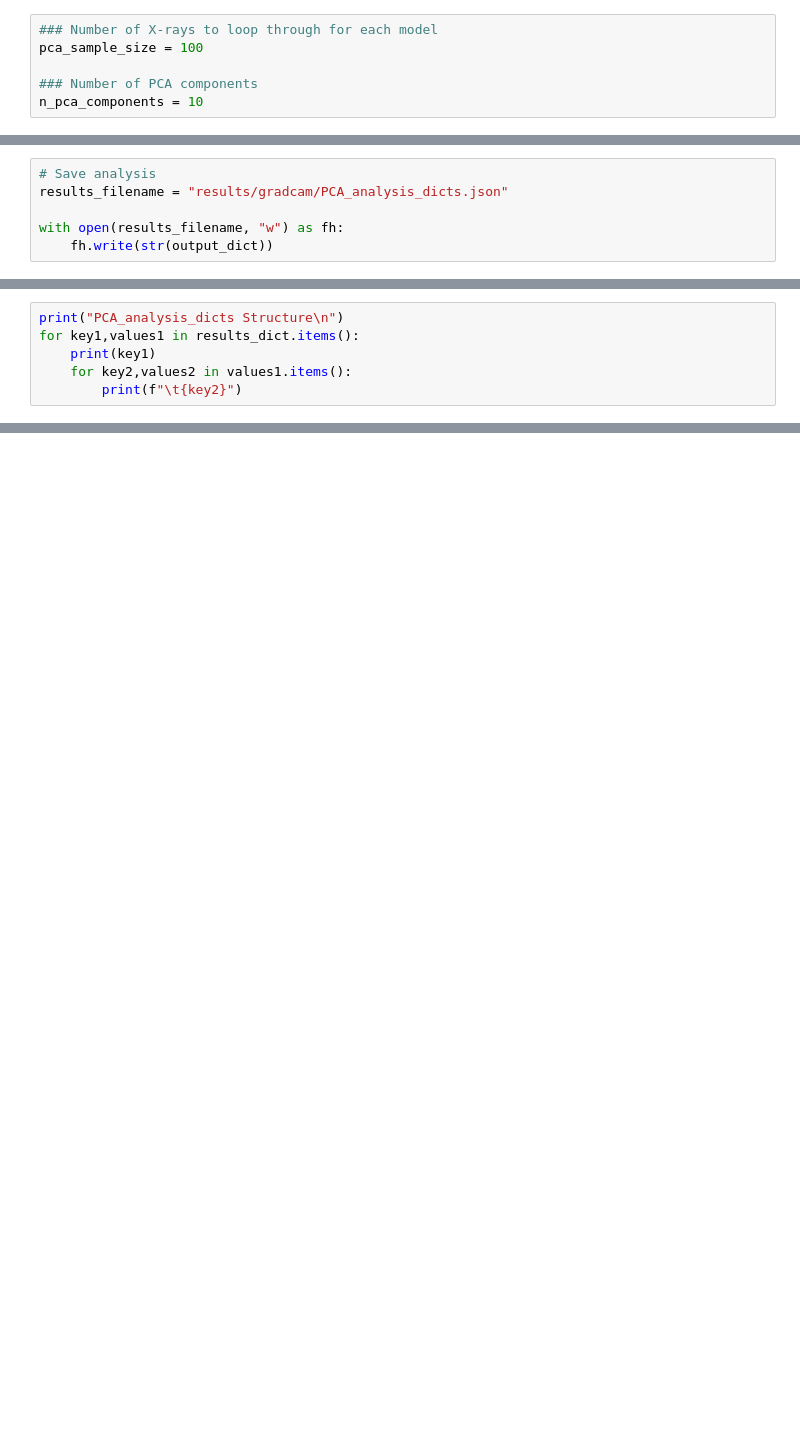
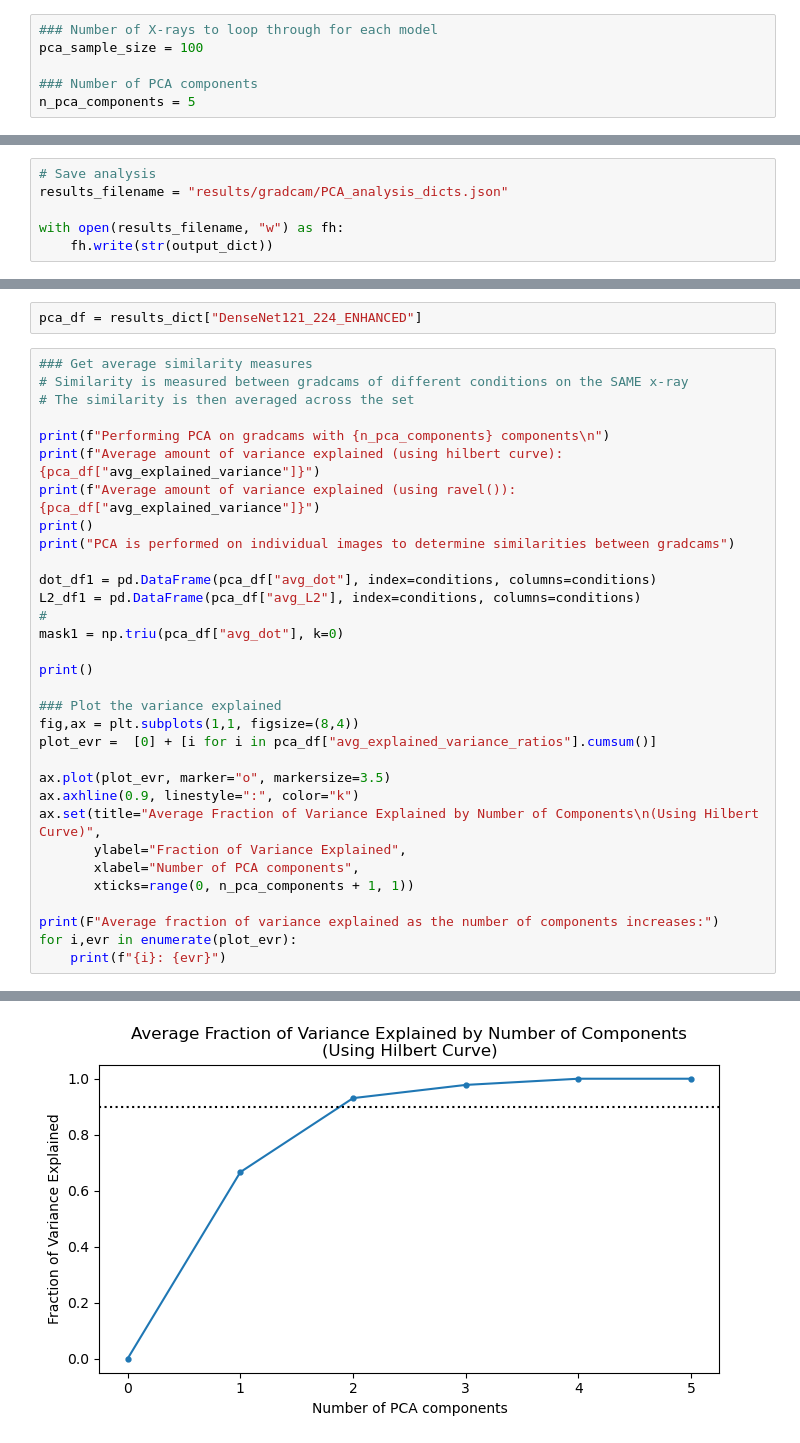
Before and after one commit to johnmtayag/DSC288R_Capstone, a Jupyter notebook: GradCAM Analysis.ipynb, the cells around one changed output, grey strips where cells are left out. Drawn from its saved outputs; the diff is of its cells as text; blank space fills up the shorter version.

Commit message:
Updated Gradcam Analysis

```diff
--- a/GradCAM Analysis.ipynb
+++ b/GradCAM Analysis.ipynb
@@ -60,7 +60,7 @@ enhanceds = [False, True, False, True]
 pca_sample_size = 100
 
 ### Number of PCA components
-n_pca_components = 10
+n_pca_components = 5
 # %% [markdown]
 ### Loop through the models
 # %%
@@ -122,6 +99,0 @@ ValueError: setting an array element with a sequence. The requested array has an
-# %%
-print("PCA_analysis_dicts Structure\n")
-for key1,values1 in results_dict.items():
-    print(key1)
-    for key2,values2 in values1.items():
-        print(f"\t{key2}")
@@ -136,0 +136,35 @@ avg_explained_variance
+# %%
+pca_df = results_dict["DenseNet121_224_ENHANCED"]
+# %%
+### Get average similarity measures
+# Similarity is measured between gradcams of different conditions on the SAME x-ray
+# The similarity is then averaged across the set
+
+print(f"Performing PCA on gradcams with {n_pca_components} components\n")
+print(f"Average amount of variance explained (using hilbert curve): {pca_df["avg_explained_variance"]}")
+print(f"Average amount of variance explained (using ravel()): {pca_df["avg_explained_variance"]}")
+print()
+print("PCA is performed on individual images to determine similarities between gradcams")
+
+dot_df1 = pd.DataFrame(pca_df["avg_dot"], index=conditions, columns=conditions)
+L2_df1 = pd.DataFrame(pca_df["avg_L2"], index=conditions, columns=conditions)
+#
+mask1 = np.triu(pca_df["avg_dot"], k=0)
+
+print()
+
+### Plot the variance explained
+fig,ax = plt.subplots(1,1, figsize=(8,4))
+plot_evr =  [0] + [i for i in pca_df["avg_explained_variance_ratios"].cumsum()]
+
+ax.plot(plot_evr, marker="o", markersize=3.5)
+ax.axhline(0.9, linestyle=":", color="k")
+ax.set(title="Average Fraction of Variance Explained by Number of Components\n(Using Hilbert Curve)",
+       ylabel="Fraction of Variance Explained",
+       xlabel="Number of PCA components",
+       xticks=range(0, n_pca_components + 1, 1))
+
+print(F"Average fraction of variance explained as the number of components increases:")
+for i,evr in enumerate(plot_evr):
+    print(f"{i}: {evr}")
+# %% [output]
@@ -136,0 +185 @@ avg_explained_variance
+[figure, added]
```
Also changed, not shown: parts of 8 cells of this notebook, 4 other files.
